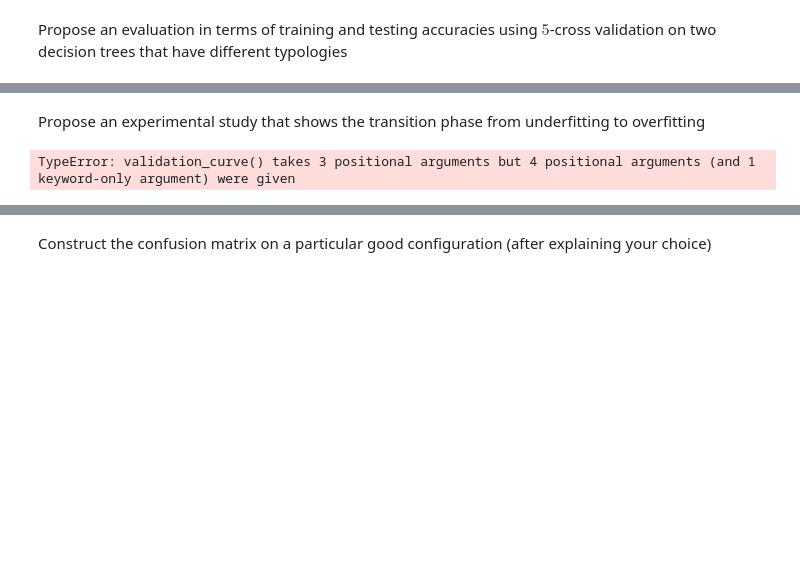
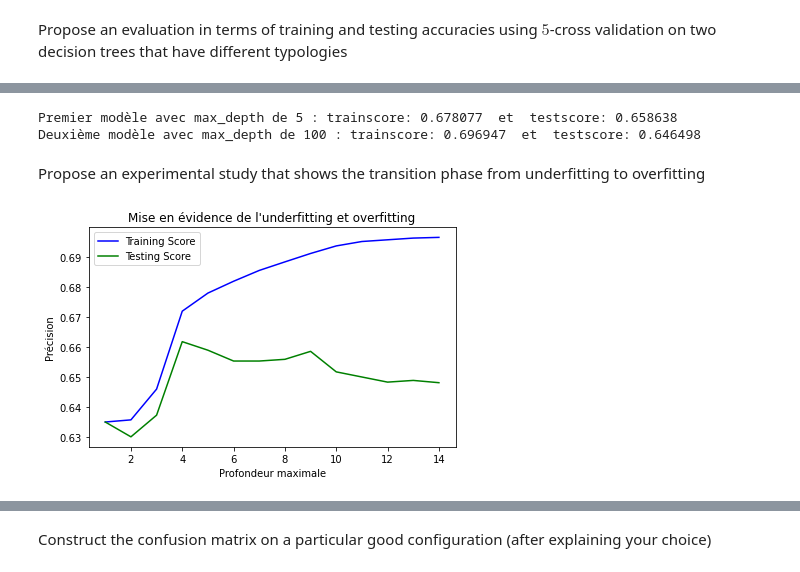
Before and after one commit to Quintus618/Apprentissage-supervis--2022, a Jupyter notebook: Evaluation_Labs_1.ipynb, the cells around one changed output, grey strips where cells are left out. Drawn from its saved outputs; the diff is of its cells as text; code cells hidden in the pictures; blank space fills up the shorter version.

```diff
--- a/Evaluation_Labs_1.ipynb
+++ b/Evaluation_Labs_1.ipynb
@@ -128,17 +182,52 @@ for j in range (nbTree) :
+# %%
+# Tableau contenant le paramètre que nous allons faire varier, à savoir la profondeur maximale
+max_depth_tested = [5,100]
+
+# 5-Cross validation
+train_score, test_score = validation_curve(estimator=tree.DecisionTreeClassifier(), X=train_examples, y=train_labels,
+                                       param_name = "max_depth",
+                                       param_range = max_depth_tested,
+                                        cv = 5,  # On fait une 5-cross validation
+                                       scoring = "accuracy")
+
+print("Premier modèle avec max_depth de 5 : trainscore: %4f  et  testscore: %4f" % (train_score[0].mean(),test_score[0].mean()))
+print("Deuxième modèle avec max_depth de 100 : trainscore: %4f  et  testscore: %4f" % (train_score[1].mean(),test_score[1].mean()))
+# %% [output]
+Premier modèle avec max_depth de 5 : trainscore: 0.678077  et  testscore: 0.658638
+Deuxième modèle avec max_depth de 100 : trainscore: 0.696947  et  testscore: 0.646498
 # %% [markdown]
 Propose an experimental study that shows the transition phase from underfitting to overfitting
-# %%
-parameters = treesParameters[0]
-k = np.arange (1,50)
-clf = tree.DecisionTreeClassifier(splitter=parameters['splitter'], max_depth=parameters['max_depth'], min_samples_leaf=parameters['min_samples_leaf'])
-
-val_score,train_score = validation_curve(clf, train_labels, train_examples, k, cv=5)
-
-plt.plot(k, val_score.mean(axis=1), label = 'validation')
-plt.plot(k, train_score.mean(axis=1), label = 'train')
-
-plt.ylabel('score')
-plt.xlabel('recidiviste')
-plt.legend()
-# %% [output]
-TypeError: validation_curve() takes 3 positional arguments but 4 positional arguments (and 1 keyword-only argument) were given
+# %%
+# Tableau contenant le paramètre que nous allons faire varier, à savoir la profondeur maximale
+max_depth_tested_2 = range(1,15,1)
+
+# 5-Cross validation
+train_score, test_score = validation_curve(estimator=tree.DecisionTreeClassifier(), X=train_examples, y=train_labels,
+                                       param_name = "max_depth",
+                                       param_range = max_depth_tested_2,
+                                        cv = 5,  # On fait une 5-cross validation
+                                       scoring = "accuracy")
+
+# Calcul de la moyenne et de la déviation standard du train score
+mean_train_score = np.mean(train_score, axis = 1)
+std_train_score = np.std(train_score, axis = 1)
+
+# Calcul de la moyenne et de la déviation standard du test score
+mean_test_score = np.mean(test_score, axis = 1)
+std_test_score = np.std(test_score, axis = 1)
+
+# Affichage de la moyenne des scores pour le train et test set
+plt.plot(max_depth_tested_2, mean_train_score,
+     label = "Training Score", color = 'b')
+plt.plot(max_depth_tested_2, mean_test_score,
+   label = "Testing Score", color = 'g')
+
+# Affichage
+plt.title("Mise en évidence de l'underfitting et overfitting")
+plt.xlabel("Profondeur maximale")
+plt.ylabel("Précision")
+plt.tight_layout()
+plt.legend(loc = 'best')
+plt.show()
+# %% [output]
+[figure, added]
```
Also changed, not shown: parts of 16 cells of this notebook.
